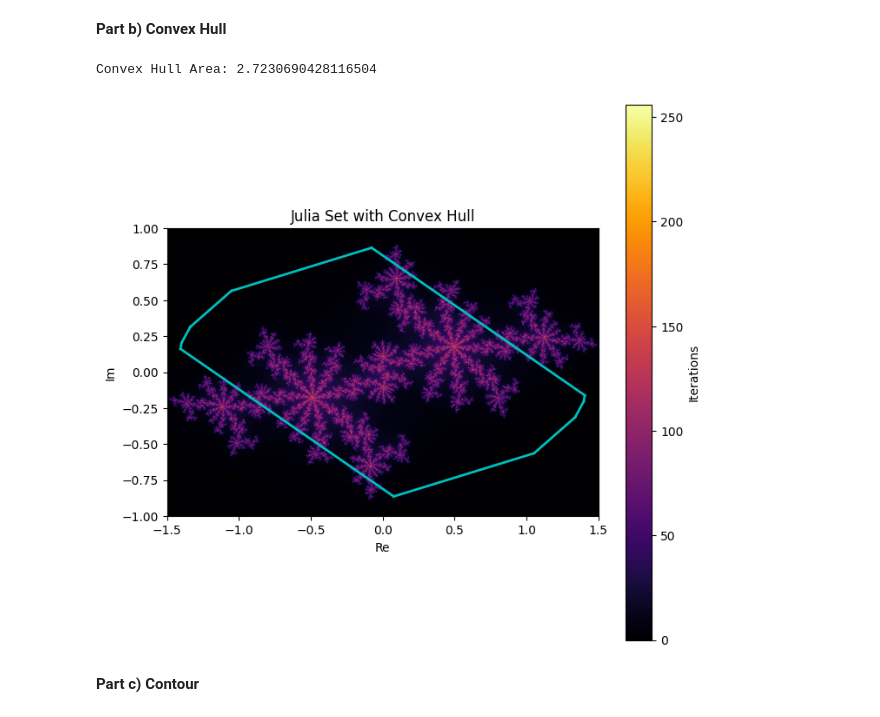
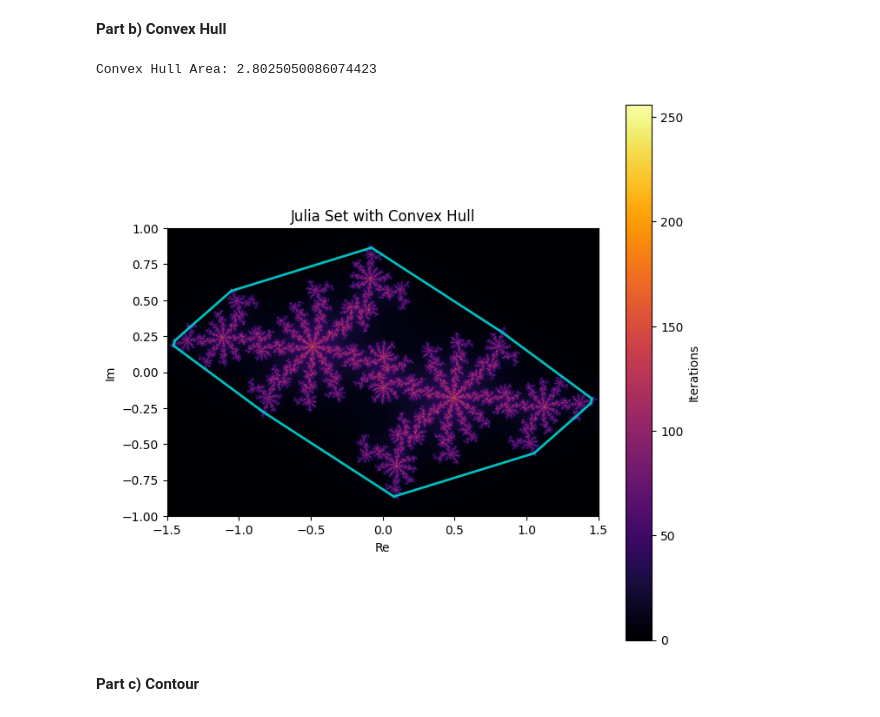
Before and after one commit to wcmelby/129L_ProblemSet_4, a Jupyter notebook: Question_2/Question2.ipynb, the cells around one changed output. Saved outputs shown, nothing was run; the diff lists cells and outputs as text; code cells hidden in the pictures.

```diff
--- a/Question_2/Question2.ipynb
+++ b/Question_2/Question2.ipynb
@@ -64,40 +65,48 @@ def julia_iteration(z, c, max_iter):
         Z[mask] = Z[mask] ** 2 + c
         mask = np.abs(Z) < 2
         iteration_count += mask
 
     return iteration_count
 
 julia_set = julia_iteration(Z, c, max_iter)
 
 # Extract boundary points of the Julia set
-threshold = max_iter * 0.9  # Adjust threshold for boundary points
+threshold = max_iter * 0.75  # Lower threshold to capture more boundary points
 points = np.column_stack((X[julia_set > threshold].flatten(), Y[julia_set > threshold].flatten()))
 
-# Compute convex hull if enough points exist
+# Flip Y-coordinates to match imshow's orientation
+points[:, 1] = -points[:, 1]
+
+# Ensure extreme left/right points are included
 if len(points) > 2:
+    leftmost = points[np.argmin(points[:, 0])]
+    rightmost = points[np.argmax(points[:, 0])]
+    points = np.vstack([points, leftmost, rightmost])
+
+    # Compute convex hull
     hull = ConvexHull(points)
     hull_area = hull.volume  # Area of the convex hull
     print(f"Convex Hull Area: {hull_area}")
 
     # Plot the Julia set with convex hull
     plt.figure(figsize=(8, 8))
-    plt.imshow(julia_set, extent=[xmin, xmax, ymin, ymax], cmap='inferno')
+    plt.imshow(julia_set, extent=[xmin, xmax, ymin, ymax], cmap='inferno', origin='lower')
     plt.colorbar(label='Iterations')
     plt.title('Julia Set with Convex Hull')
     plt.xlabel('Re')
     plt.ylabel('Im')
 
     # Draw the convex hull
     for simplex in hull.simplices:
-        plt.plot(points[simplex, 0], points[simplex, 1], 'c-', linewidth=2)
+        plt.plot(points[simplex, 0], -points[simplex, 1], 'c-', linewidth=2)
 
-    plt.savefig('julia_set_convex_hull.png')
+    # plt.savefig('julia_set_convex_hull.png')
     plt.show()
 else:
     print("Not enough boundary points to compute the convex hull.")
 # %% [output]
-Convex Hull Area: 2.7230690428116504
+Convex Hull Area: 2.8025050086074423
-[figure, old version]
+[figure, new version]
 # %% [markdown]
 **Part c) Contour**
 # %%
```
Also changed, not shown: parts of 5 cells of this notebook, 7 other files.
